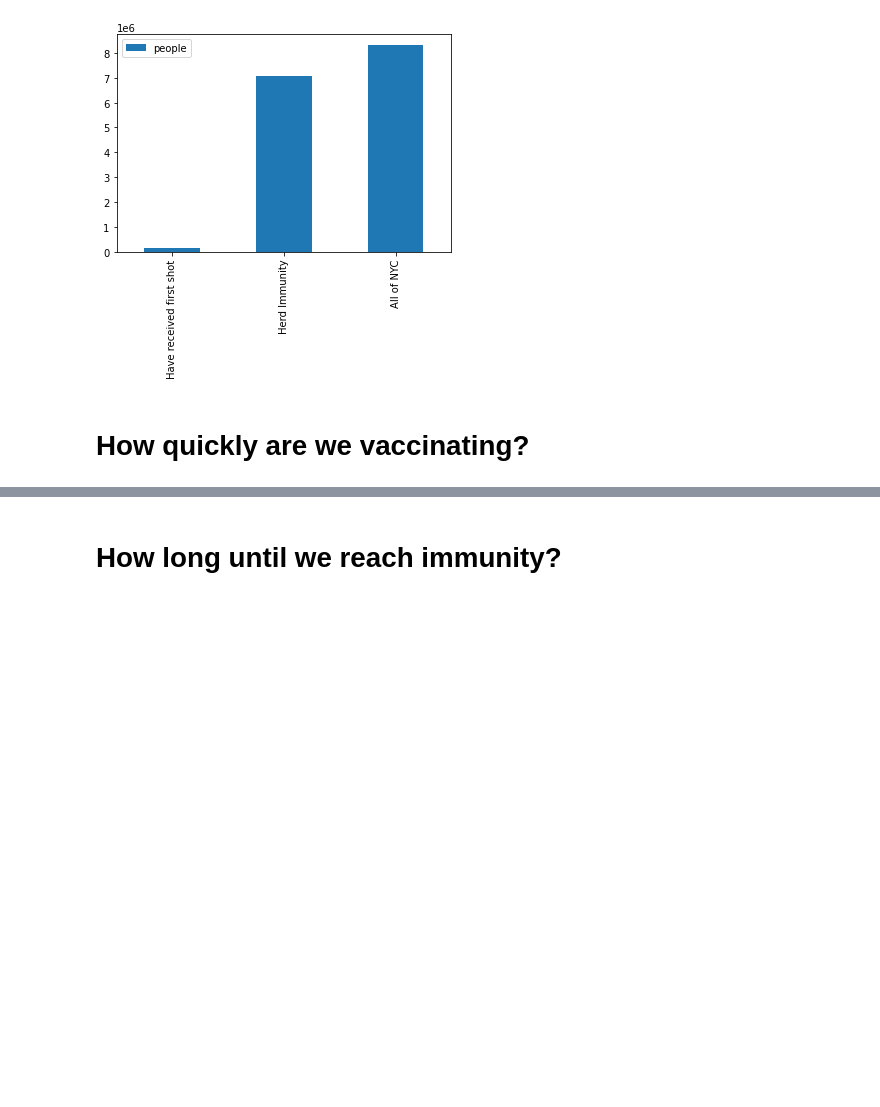
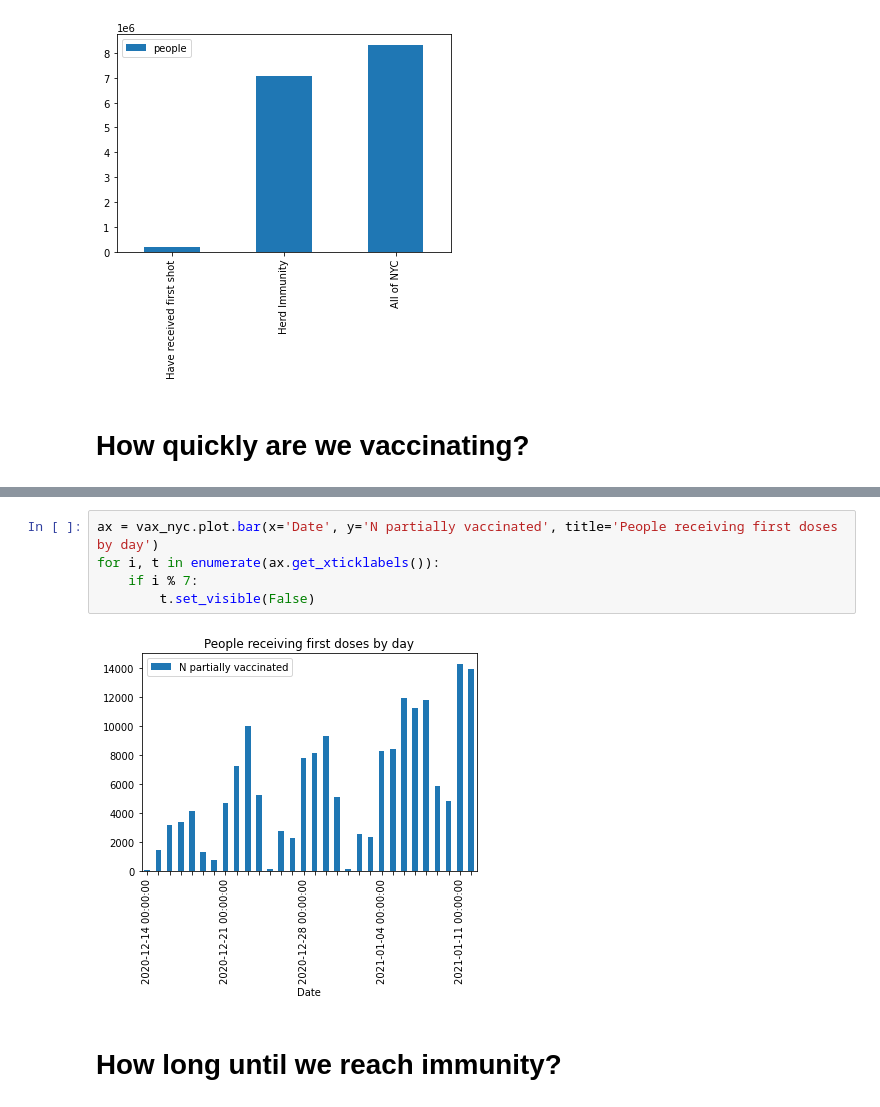
Before and after one commit to lukegil/covid-19, a Jupyter notebook: notebooks/How many people have been vaccinated in NYC?.ipynb, the cells around one changed output, grey strips where cells are left out. Saved outputs shown, nothing was run; the diff lists cells and outputs as text; blank space fills up the shorter version.

```diff
--- a/notebooks/How many people have been vaccinated in NYC?.ipynb
+++ b/notebooks/How many people have been vaccinated in NYC?.ipynb
@@ -61,3 +81,10 @@ vax_nyc_weekly.plot(x='Week Start')
+# %%
+ax = vax_nyc.plot.bar(x='Date', y='N partially vaccinated', title='People receiving first doses by day')
+for i, t in enumerate(ax.get_xticklabels()):
+    if i % 7:
+        t.set_visible(False)
+# %% [output]
+[figure, added]
 # %% [markdown]
 # How long until we reach immunity?
 # %%
```
Also changed, not shown: parts of 6 cells of this notebook, 4 other files.
